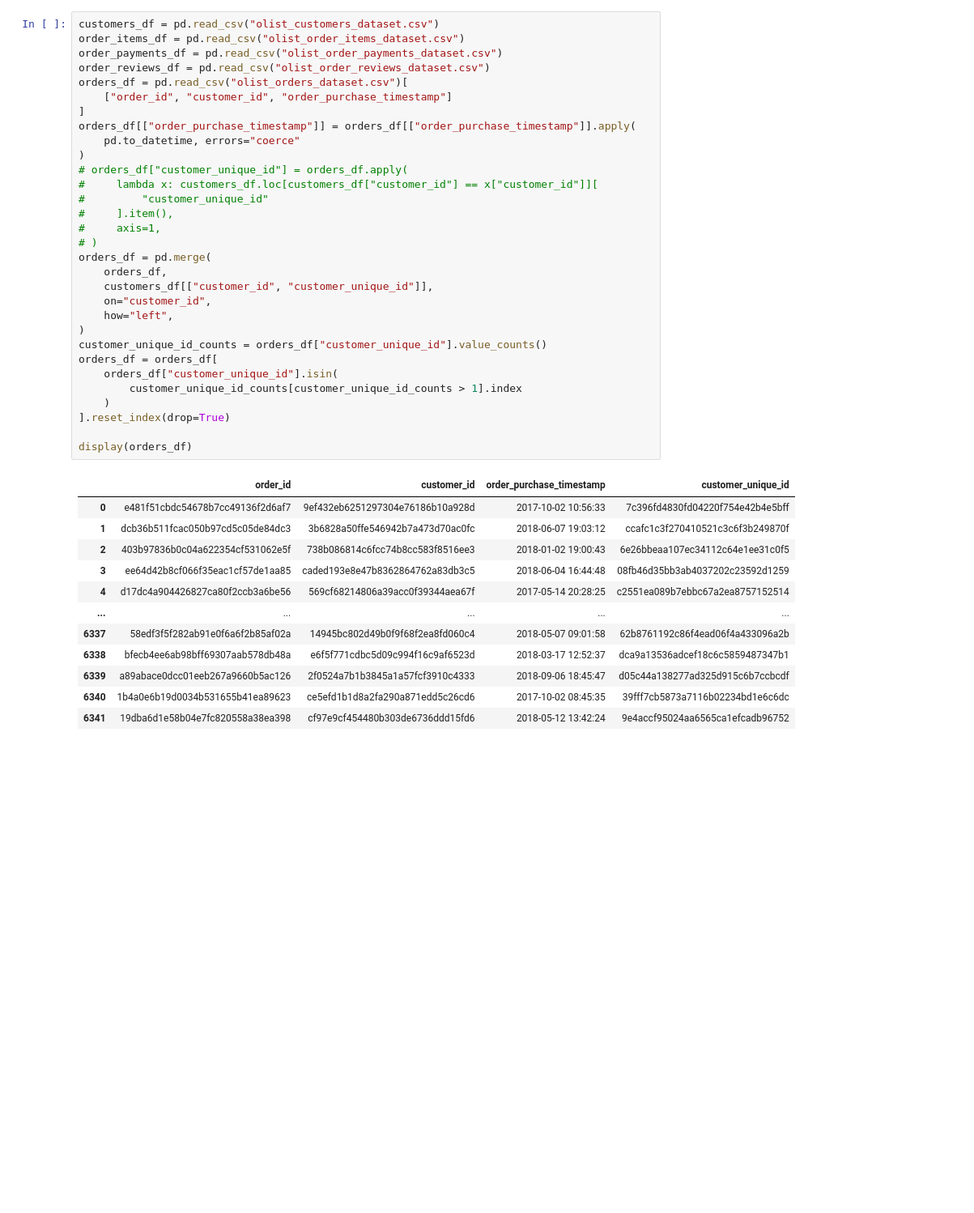
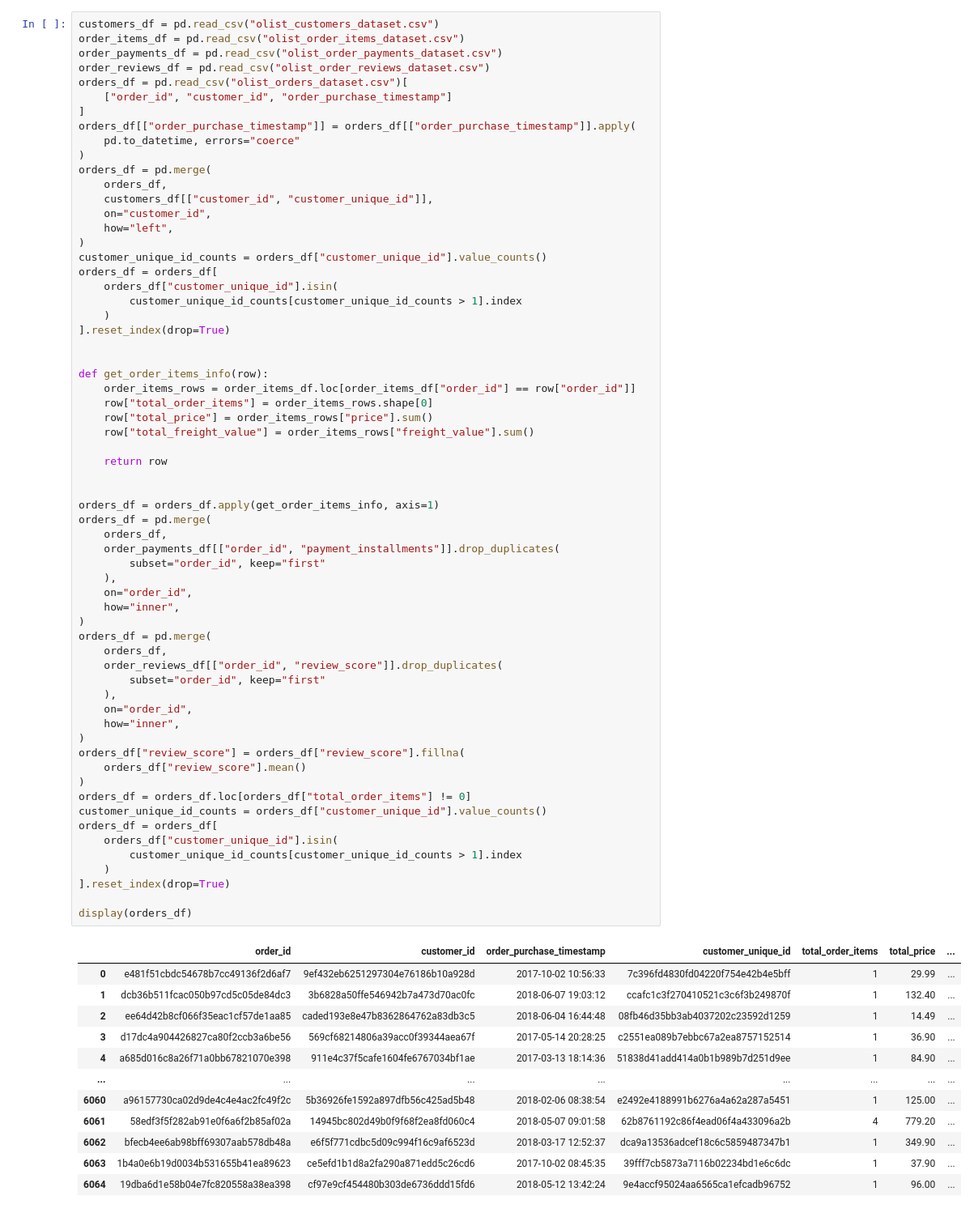
Before and after one commit to gabrielhermel/OC_DS_P5, a Jupyter notebook: Hermel_Gabriel_3_notebook_simulation_122022.ipynb, the cells around one changed output. Shown at 81% size. Cells and saved outputs as stored; diff of their text form; blank space fills up the shorter version.

Commit message:
got order and customer dfs

```diff
--- a/Hermel_Gabriel_3_notebook_simulation_122022.ipynb
+++ b/Hermel_Gabriel_3_notebook_simulation_122022.ipynb
@@ -121,44 +121,76 @@ display(aris_df)
 # %%
 customers_df = pd.read_csv("olist_customers_dataset.csv")
 order_items_df = pd.read_csv("olist_order_items_dataset.csv")
 order_payments_df = pd.read_csv("olist_order_payments_dataset.csv")
 order_reviews_df = pd.read_csv("olist_order_reviews_dataset.csv")
 orders_df = pd.read_csv("olist_orders_dataset.csv")[
     ["order_id", "customer_id", "order_purchase_timestamp"]
 ]
 orders_df[["order_purchase_timestamp"]] = orders_df[["order_purchase_timestamp"]].apply(
     pd.to_datetime, errors="coerce"
 )
-# orders_df["customer_unique_id"] = orders_df.apply(
-#     lambda x: customers_df.loc[customers_df["customer_id"] == x["customer_id"]][
-#         "customer_unique_id"
-#     ].item(),
-#     axis=1,
-# )
 orders_df = pd.merge(
     orders_df,
     customers_df[["customer_id", "customer_unique_id"]],
     on="customer_id",
     how="left",
 )
 customer_unique_id_counts = orders_df["customer_unique_id"].value_counts()
 orders_df = orders_df[
     orders_df["customer_unique_id"].isin(
         customer_unique_id_counts[customer_unique_id_counts > 1].index
     )
 ].reset_index(drop=True)
 
+
+def get_order_items_info(row):
+    order_items_rows = order_items_df.loc[order_items_df["order_id"] == row["order_id"]]
+    row["total_order_items"] = order_items_rows.shape[0]
+    row["total_price"] = order_items_rows["price"].sum()
+    row["total_freight_value"] = order_items_rows["freight_value"].sum()
+
+    return row
+
+
+orders_df = orders_df.apply(get_order_items_info, axis=1)
+orders_df = pd.merge(
+    orders_df,
+    order_payments_df[["order_id", "payment_installments"]].drop_duplicates(
+        subset="order_id", keep="first"
+    ),
+    on="order_id",
+    how="inner",
+)
+orders_df = pd.merge(
+    orders_df,
+    order_reviews_df[["order_id", "review_score"]].drop_duplicates(
+        subset="order_id", keep="first"
+    ),
+    on="order_id",
+    how="inner",
+)
+orders_df["review_score"] = orders_df["review_score"].fillna(
+    orders_df["review_score"].mean()
+)
+orders_df = orders_df.loc[orders_df["total_order_items"] != 0]
+customer_unique_id_counts = orders_df["customer_unique_id"].value_counts()
+orders_df = orders_df[
+    orders_df["customer_unique_id"].isin(
+        customer_unique_id_counts[customer_unique_id_counts > 1].index
+    )
+].reset_index(drop=True)
+
 display(orders_df)
 # %% [output]
-|  | order_id | customer_id | order_purchase_timestamp | customer_unique_id |
-| 0 | e481f51cbdc54678b7cc49136f2d6af7 | 9ef432eb6251297304e76186b10a928d | 2017-10-02 10:56:33 | 7c396fd4830fd04220f754e42b4e5bff |
-| 1 | dcb36b511fcac050b97cd5c05de84dc3 | 3b6828a50ffe546942b7a473d70ac0fc | 2018-06-07 19:03:12 | ccafc1c3f270410521c3c6f3b249870f |
-| 2 | 403b97836b0c04a622354cf531062e5f | 738b086814c6fcc74b8cc583f8516ee3 | 2018-01-02 19:00:43 | 6e26bbeaa107ec34112c64e1ee31c0f5 |
-| 3 | ee64d42b8cf066f35eac1cf57de1aa85 | caded193e8e47b8362864762a83db3c5 | 2018-06-04 16:44:48 | 08fb46d35bb3ab4037202c23592d1259 |
-| 4 | d17dc4a904426827ca80f2ccb3a6be56 | 569cf68214806a39acc0f39344aea67f | 2017-05-14 20:28:25 | c2551ea089b7ebbc67a2ea8757152514 |
-| ... | ... | ... | ... | ... |
-| 6337 | 58edf3f5f282ab91e0f6a6f2b85af02a | 14945bc802d49b0f9f68f2ea8fd060c4 | 2018-05-07 09:01:58 | 62b8761192c86f4ead06f4a433096a2b |
-| 6338 | bfecb4ee6ab98bff69307aab578db48a | e6f5f771cdbc5d09c994f16c9af6523d | 2018-03-17 12:52:37 | dca9a13536adcef18c6c5859487347b1 |
-| 6339 | a89abace0dcc01eeb267a9660b5ac126 | 2f0524a7b1b3845a1a57fcf3910c4333 | 2018-09-06 18:45:47 | d05c44a138277ad325d915c6b7ccbcdf |
-| 6340 | 1b4a0e6b19d0034b531655b41ea89623 | ce5efd1b1d8a2fa290a871edd5c26cd6 | 2017-10-02 08:45:35 | 39fff7cb5873a7116b02234bd1e6c6dc |
-| 6341 | 19dba6d1e58b04e7fc820558a38ea398 | cf97e9cf454480b303de6736ddd15fd6 | 2018-05-12 13:42:24 | 9e4accf95024aa6565ca1efcadb96752 |
+|  | order_id | customer_id | order_purchase_timestamp | customer_unique_id | total_order_items | total_price | ... |
+| 0 | e481f51cbdc54678b7cc49136f2d6af7 | 9ef432eb6251297304e76186b10a928d | 2017-10-02 10:56:33 | 7c396fd4830fd04220f754e42b4e5bff | 1 | 29.99 | ... |
+| 1 | dcb36b511fcac050b97cd5c05de84dc3 | 3b6828a50ffe546942b7a473d70ac0fc | 2018-06-07 19:03:12 | ccafc1c3f270410521c3c6f3b249870f | 1 | 132.40 | ... |
+| 2 | ee64d42b8cf066f35eac1cf57de1aa85 | caded193e8e47b8362864762a83db3c5 | 2018-06-04 16:44:48 | 08fb46d35bb3ab4037202c23592d1259 | 1 | 14.49 | ... |
+| 3 | d17dc4a904426827ca80f2ccb3a6be56 | 569cf68214806a39acc0f39344aea67f | 2017-05-14 20:28:25 | c2551ea089b7ebbc67a2ea8757152514 | 1 | 36.90 | ... |
+| 4 | a685d016c8a26f71a0bb67821070e398 | 911e4c37f5cafe1604fe6767034bf1ae | 2017-03-13 18:14:36 | 51838d41add414a0b1b989b7d251d9ee | 1 | 84.90 | ... |
+| ... | ... | ... | ... | ... | ... | ... | ... |
+| 6060 | a96157730ca02d9de4c4e4ac2fc49f2c | 5b36926fe1592a897dfb56c425ad5b48 | 2018-02-06 08:38:54 | e2492e4188991b6276a4a62a287a5451 | 1 | 125.00 | ... |
+| 6061 | 58edf3f5f282ab91e0f6a6f2b85af02a | 14945bc802d49b0f9f68f2ea8fd060c4 | 2018-05-07 09:01:58 | 62b8761192c86f4ead06f4a433096a2b | 4 | 779.20 | ... |
+| 6062 | bfecb4ee6ab98bff69307aab578db48a | e6f5f771cdbc5d09c994f16c9af6523d | 2018-03-17 12:52:37 | dca9a13536adcef18c6c5859487347b1 | 1 | 349.90 | ... |
+| 6063 | 1b4a0e6b19d0034b531655b41ea89623 | ce5efd1b1d8a2fa290a871edd5c26cd6 | 2017-10-02 08:45:35 | 39fff7cb5873a7116b02234bd1e6c6dc | 1 | 37.90 | ... |
+| 6064 | 19dba6d1e58b04e7fc820558a38ea398 | cf97e9cf454480b303de6736ddd15fd6 | 2018-05-12 13:42:24 | 9e4accf95024aa6565ca1efcadb96752 | 1 | 96.00 | ... |
```
Also changed, not shown: parts of 5 cells of this notebook.
